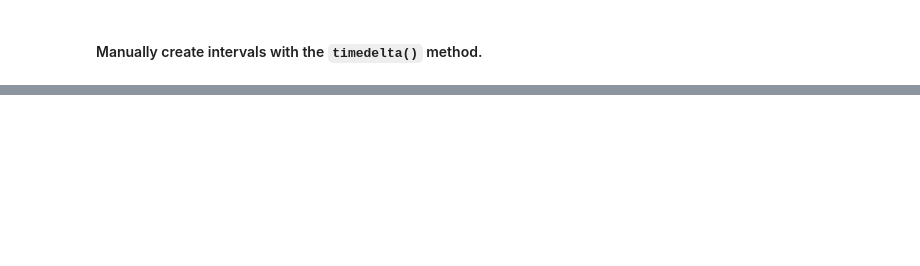
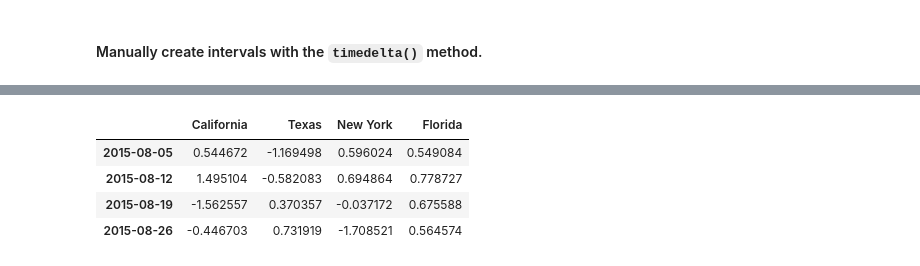
Before and after one commit to cvanderbush/time_series, a Jupyter notebook: time_series.ipynb, the cells around one changed output, grey strips where cells are left out. Saved outputs shown, nothing was run; the diff lists cells and outputs as text; code cells hidden in the pictures; blank space fills up the shorter version.

```diff
--- a/time_series.ipynb
+++ b/time_series.ipynb
@@ -162,0 +605,8 @@ datetime.datetime(2017, 7, 13, 0, 0)
+# %%
+long_df['Aug-2015']
+# %% [output]
+|  | California | Texas | New York | Florida |
+| 2015-08-05 | 0.544672 | -1.169498 | 0.596024 | 0.549084 |
+| 2015-08-12 | 1.495104 | -0.582083 | 0.694864 | 0.778727 |
+| 2015-08-19 | -1.562557 | 0.370357 | -0.037172 | 0.675588 |
+| 2015-08-26 | -0.446703 | 0.731919 | -1.708521 | 0.564574 |
```
Also changed, not shown: parts of 108 cells of this notebook.
